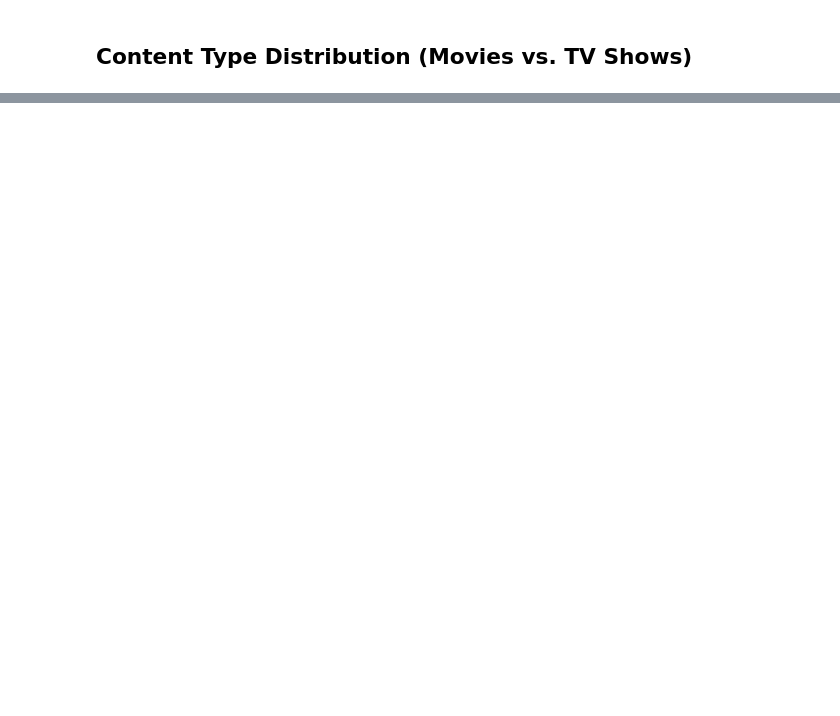
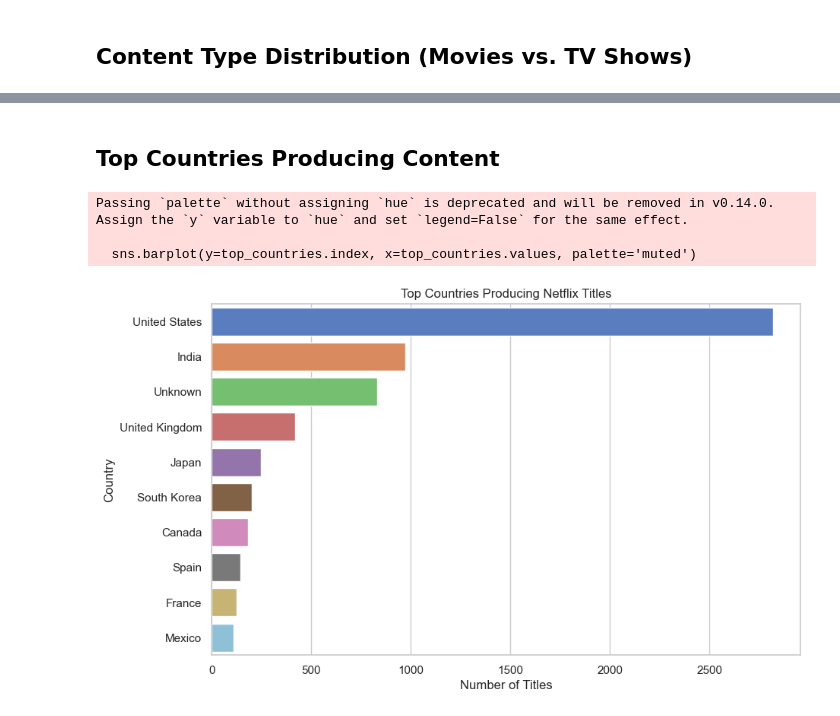
Before and after one commit to RlphChrs/streaming-stats-netflix, a Jupyter notebook: notebooks/02-eda.ipynb, the cells around one changed output, grey strips where cells are left out. Saved outputs shown, nothing was run; the diff lists cells and outputs as text; code cells hidden in the pictures; blank space fills up the shorter version.

```diff
--- a/notebooks/02-eda.ipynb
+++ b/notebooks/02-eda.ipynb
@@ -45,0 +59,15 @@ Passing `palette` without assigning `hue` is deprecated and will be removed in v
+# %% [markdown]
+## Top Countries Producing Content
+# %%
+top_countries = df['country'].value_counts().head(10)
+
+sns.barplot(y=top_countries.index, x=top_countries.values, palette='muted')
+plt.title('Top Countries Producing Netflix Titles')
+plt.xlabel('Number of Titles')
+plt.ylabel('Country')
+plt.show()
+# %% [output]
+Passing `palette` without assigning `hue` is deprecated and will be removed in v0.14.0. Assign the `y` variable to `hue` and set `legend=False` for the same effect.
+
+  sns.barplot(y=top_countries.index, x=top_countries.values, palette='muted')
+[figure, added]
```
Also changed, not shown: parts of 11 cells of this notebook.
